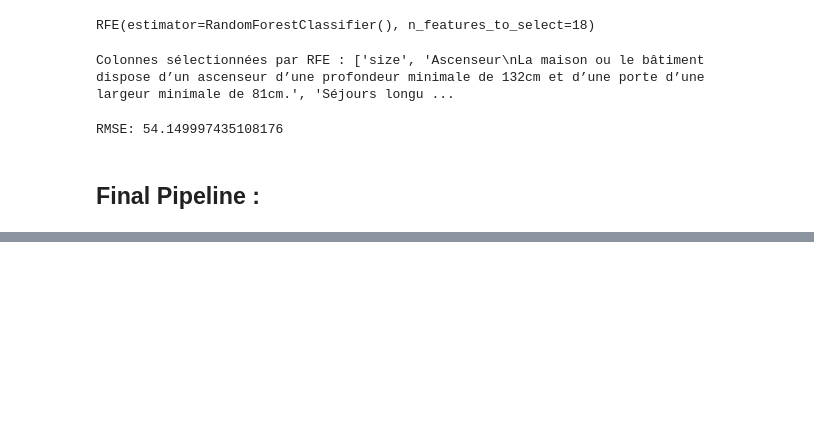
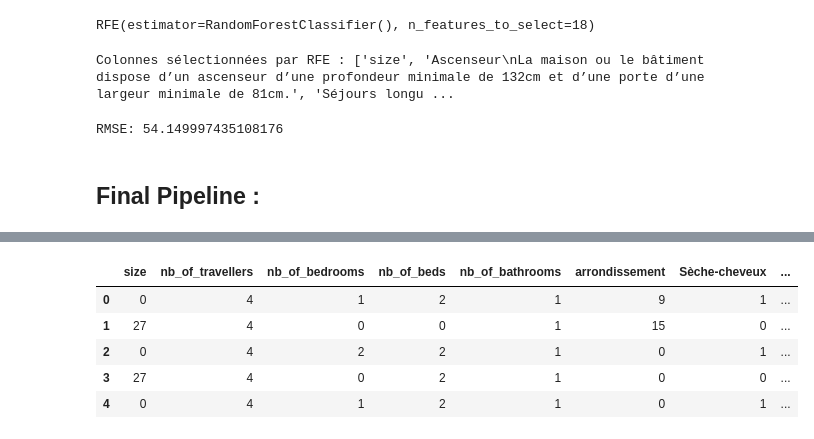
Before and after one commit to JuliusHayter/albert_project, a Jupyter notebook: notebooks/V1ML.ipynb, the cells around one changed output, grey strips where cells are left out. Cells and saved outputs as stored; diff of their text form; code cells hidden in the pictures; blank space fills up the shorter version.

```diff
--- a/notebooks/V1ML.ipynb
+++ b/notebooks/V1ML.ipynb
@@ -546,0 +758,11 @@ Support Vector Regressor: R^2 = 0.02
+# %%
+df_clean = df_reduit.dropna(axis=1)
+
+df_clean.head()
+# %% [output]
+|  | size | nb_of_travellers | nb_of_bedrooms | nb_of_beds | nb_of_bathrooms | arrondissement | Sèche-cheveux | ... |
+| 0 | 0 | 4 | 1 | 2 | 1 | 9 | 1 | ... |
+| 1 | 27 | 4 | 0 | 0 | 1 | 15 | 0 | ... |
+| 2 | 0 | 4 | 2 | 2 | 1 | 0 | 1 | ... |
+| 3 | 27 | 4 | 0 | 2 | 1 | 0 | 0 | ... |
+| 4 | 0 | 4 | 1 | 2 | 1 | 0 | 1 | ... |
```
Also changed, not shown: parts of 20 cells of this notebook.
